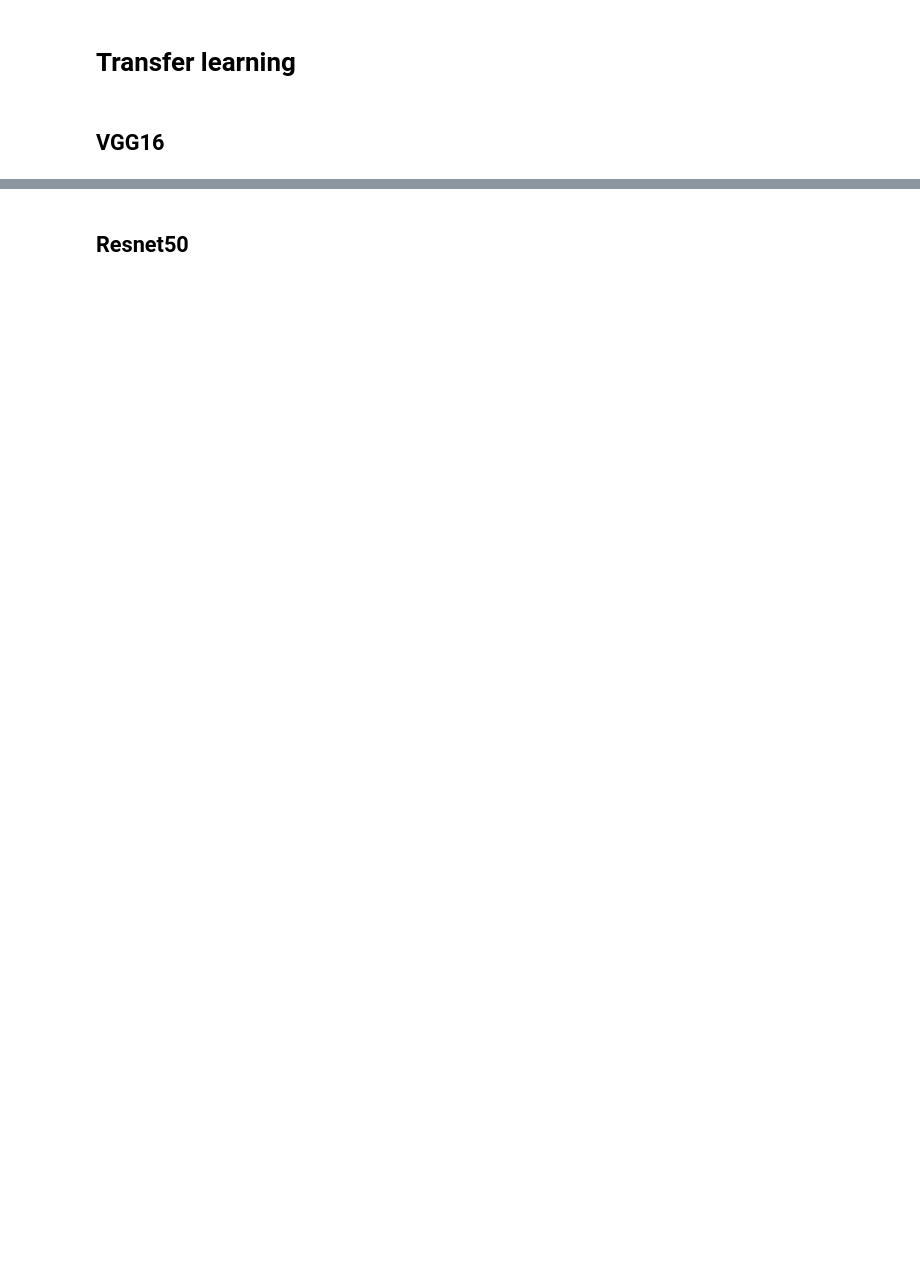
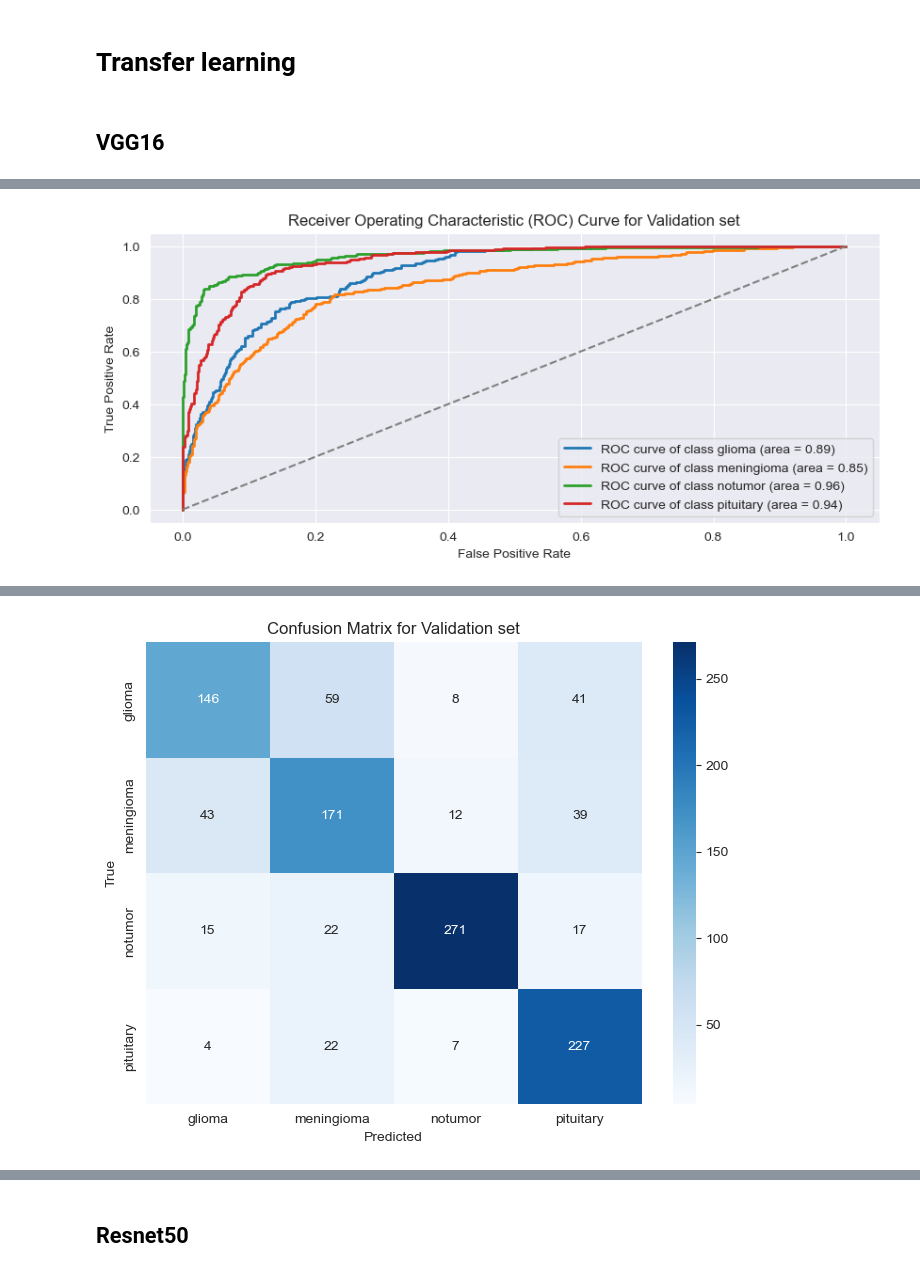
Before and after one commit to Tinus1424/braintumor, a Jupyter notebook: main_notebook.ipynb, the cells around one changed output, grey strips where cells are left out. Saved outputs shown, nothing was run; the diff lists cells and outputs as text; code cells hidden in the pictures; blank space fills up the shorter version.

Commit message:
Readd transfer learning

```diff
--- a/main_notebook.ipynb
+++ b/main_notebook.ipynb
@@ -226,0 +140,10 @@ vgg16_model.fit(X_train, y_train, epochs=1, validation_data = (X_val, y_val), ba
+# %%
+from tensorflow.keras.applications.vgg16 import VGG16
+
+resolution=32
+
+vgg16_model = transfer_learning(VGG16, resolution,X_train, y_train, X_val, y_val, epochs=30, batch_size=32, optimizer = "adam")
+
+plot_roc_curve(vgg16_model, X_val, y_val, class_names_train, title = 'Validation set')
+plot_confusion_matrix(vgg16_model, X_val, y_val, class_names_train, normalize=False, title = 'Validation set')
+# %% [output]
@@ -226,0 +167 @@ vgg16_model.fit(X_train, y_train, epochs=1, validation_data = (X_val, y_val), ba
+[figure, added]
@@ -226,0 +169 @@ vgg16_model.fit(X_train, y_train, epochs=1, validation_data = (X_val, y_val), ba
+[figure, added]
```
Also changed, not shown: parts of 26 cells of this notebook, 1 other file.
